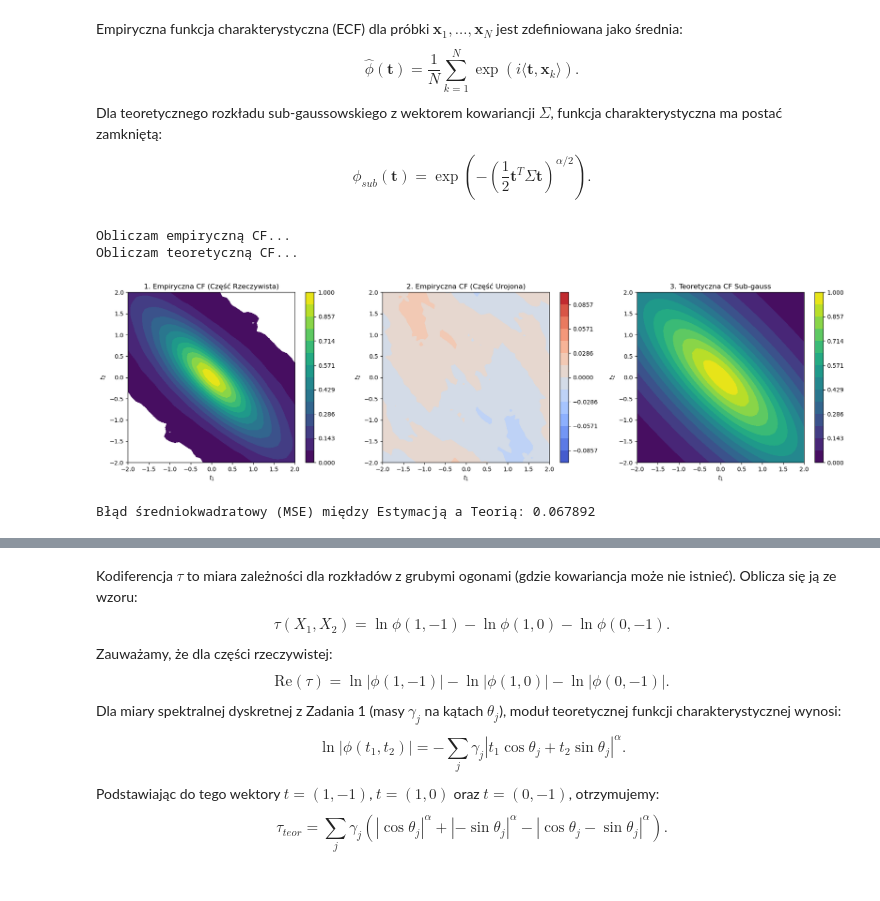
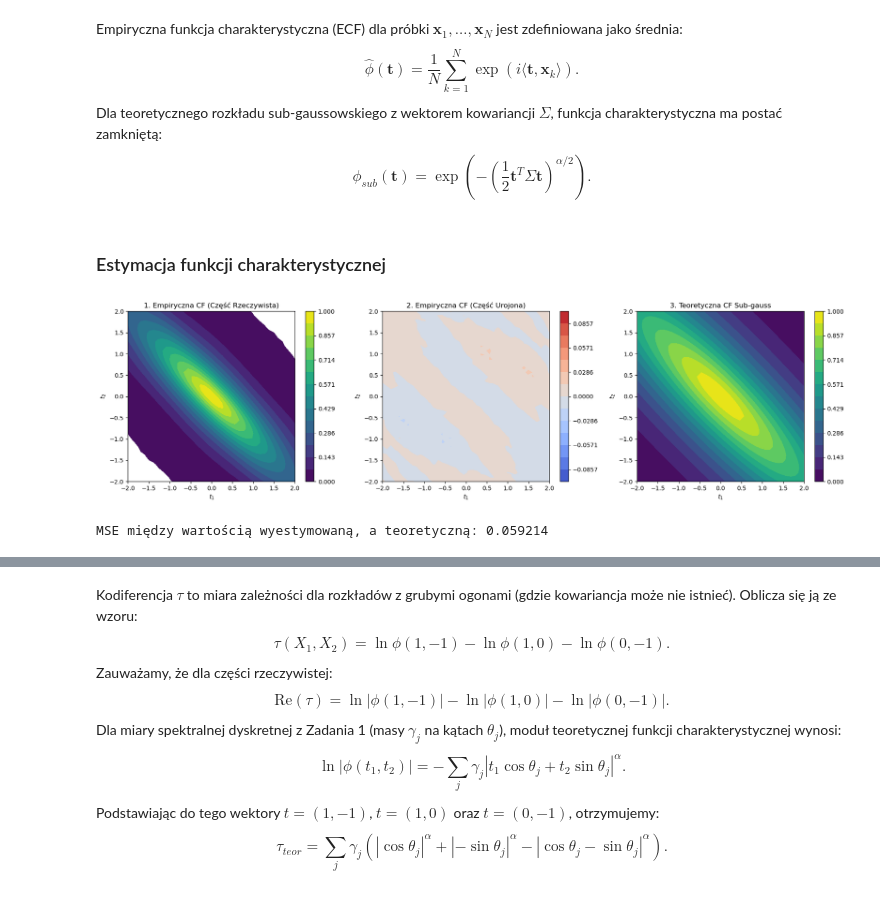
Before and after one commit to BartoszMichalak13/Raports-CSoSP, a Jupyter notebook: ksps_r2_242504_268429.ipynb, the cells around one changed output, grey strips where cells are left out. Drawn from its saved outputs; the diff is of its cells as text; code cells hidden in the pictures.

```diff
--- a/ksps_r2_242504_268429.ipynb
+++ b/ksps_r2_242504_268429.ipynb
@@ -228,9 +302,10 @@ wykresu konturowego (contourplot).\
 Empiryczna funkcja charakterystyczna (ECF) dla próbki $\mathbf{x}_1, \dots, \mathbf{x}_N$ jest zdefiniowana jako średnia:$$\hat{\phi}(\mathbf{t}) = \frac{1}{N} \sum_{k=1}^N \exp(i \langle \mathbf{t}, \mathbf{x}_k \rangle).$$
 Dla teoretycznego rozkładu sub-gaussowskiego z wektorem kowariancji $\Sigma$, funkcja charakterystyczna ma postać zamkniętą:
   $$\phi_{sub}(\mathbf{t}) = \exp \left( - \left( \frac{1}{2} \mathbf{t}^T \Sigma \mathbf{t} \right)^{\alpha/2} \right).$$
+# %% [markdown]
+### Estymacja funkcji charakterystycznej
 # %%
 def empirical_cf_2d(X, T1, T2):
-    """Estymacja empirycznej funkcji charakterystycznej na siatce T1, T2."""
     ECF = np.zeros_like(T1, dtype=complex)
     for i in range(T1.shape[0]):
         for j in range(T1.shape[1]):
@@ -239,7 +314,6 @@ def empirical_cf_2d(X, T1, T2):
     return ECF
 
 def theoretical_cf_subgaussian(T1, T2, alpha, cov_matrix):
-    """Teoretyczna funkcja charakterystyczna rozkładu sub-gaussowskiego."""
     CF = np.zeros_like(T1, dtype=float)
     cov = np.array(cov_matrix)
     for i in range(T1.shape[0]):
@@ -249,51 +323,47 @@ def theoretical_cf_subgaussian(T1, T2, alpha, cov_matrix):
             CF[i,j] = np.exp(- (quadratic_form)**(alpha/2))
     return CF
 
-# 1. Definiujemy siatkę [-2, 2] x [-2, 2]
 grid_points = np.linspace(-2, 2, 40)
 T1, T2 = np.meshgrid(grid_points, grid_points)
 
-ECF_subg = empirical_cf_2d(X_subg, T1, T2)
-CF_theo = theoretical_cf_subgaussian(T1, T2, alpha_test, cov_matrix)
+ECF_subg = empirical_cf_2d(x_subgaussian[2], T1, T2)
+CF_theo = theoretical_cf_subgaussian(T1, T2, alpha, cov_matrix)
 
-# ==========================================
-# WIZUALIZACJA: Porównanie (Contourplots)
-# ==========================================
 
 fig, axes = plt.subplots(1, 3, figsize=(18, 5))
 
-# Wykres 1: ECF Część Rzeczywista
+# ECF - real
 levels = np.linspace(0, 1, 15)
 c1 = axes[0].contourf(T1, T2, np.real(ECF_subg), levels=levels, cmap='viridis')
 axes[0].set_title("1. Empiryczna CF (Część Rzeczywista)")
 axes[0].set_xlabel("$t_1$")
 axes[0].set_ylabel("$t_2$")
 fig.colorbar(c1, ax=axes[0])
 
 # Wykres 2: ECF Część Urojona
 # Uwaga: Urojona część powinna oscylować wokół 0 (z def. funkcja char. to wartość oczekiawana: E[exp(i*t^T*X)], ze wzoru Eulera:
 # E[exp(i*t^T*X)] = E[cos(t^T*X)] + i*E[sin(t^T*X)]. Ponieważ X - symetryczy i sin - nieparzysty -> E[sin(t^T*X)] = 0)
+
+# ECF - imaginary
 levels_imag = np.linspace(-0.1, 0.1, 15)
 c2 = axes[1].contourf(T1, T2, np.imag(ECF_subg), levels=levels_imag, cmap='coolwarm')
 axes[1].set_title("2. Empiryczna CF (Część Urojona)")
 axes[1].set_xlabel("$t_1$")
 axes[1].set_ylabel("$t_2$")
 fig.colorbar(c2, ax=axes[1])
 
-# Wykres 3: Teoretyczna CF (Zawsze rzeczywista i dodatnia)
+# Theoretical ECF
 c3 = axes[2].contourf(T1, T2, CF_theo, levels=levels, cmap='viridis')
 axes[2].set_title("3. Teoretyczna CF Sub-gauss")
 axes[2].set_xlabel("$t_1$")
 axes[2].set_ylabel("$t_2$")
 fig.colorbar(c3, ax=axes[2])
 
 plt.tight_layout()
 plt.show()
 
 mse = np.mean((np.real(ECF_subg) - CF_theo)**2)
-print(f"Błąd średniokwadratowy (MSE) między Estymacją a Teorią: {mse:.6f}")
+print(f"MSE między wartością wyestymowaną, a teoretyczną: {mse:.6f}")
 # %% [output]
+[figure, new version]
-Obliczam empiryczną CF...
-Obliczam teoretyczną CF...
+MSE między wartością wyestymowaną, a teoretyczną: 0.059214
-[figure, old version]
-Błąd średniokwadratowy (MSE) między Estymacją a Teorią: 0.067892
```
Also changed, not shown: parts of 28 cells of this notebook, 1 other file.
